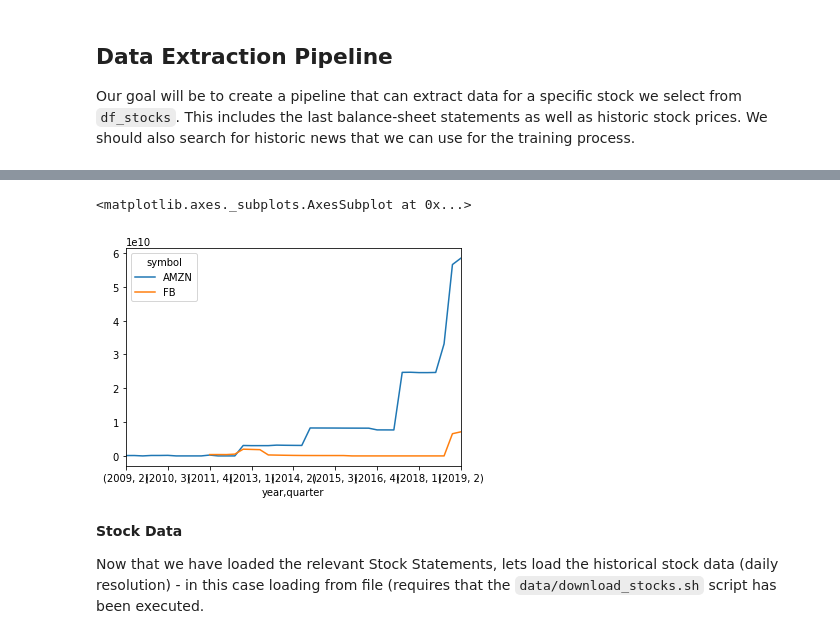
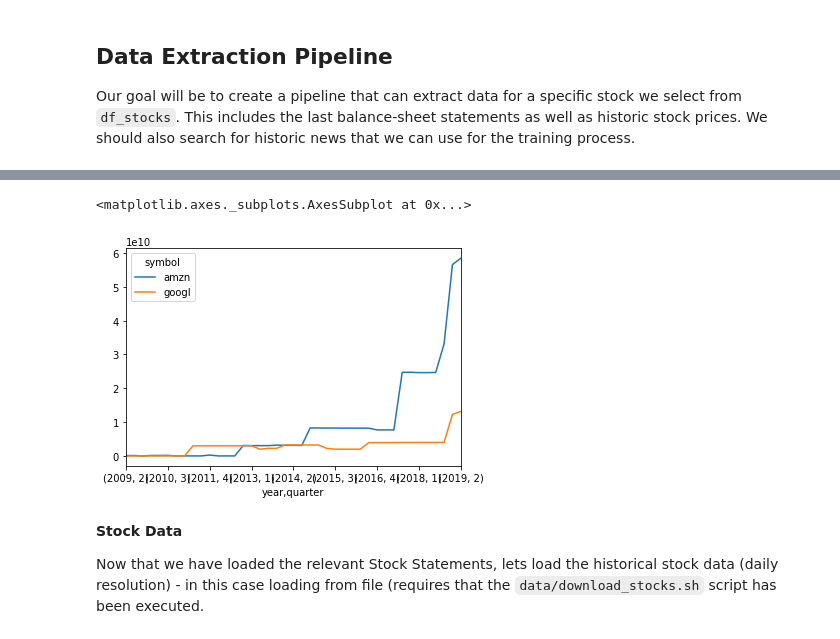
Before and after one commit to felixnext/stock_trend_analysis, a Jupyter notebook: notebooks/02-1_stocks-cleaning+features.ipynb, the cells around one changed output, grey strips where cells are left out. Saved outputs shown, nothing was run; the diff lists cells and outputs as text; code cells hidden in the pictures.

```diff
--- a/notebooks/02-1_stocks-cleaning+features.ipynb
+++ b/notebooks/02-1_stocks-cleaning+features.ipynb
@@ -70,16 +61,16 @@ df['quarter'] = df['date'].dt.quarter
 # %%
 # print out example data
 def get_feature(symbol, feat):
-    return df[df['symbol'] == symbol].set_index(['year', 'quarter'])[feat].rename(symbol).sort_index(ascending=True)
+    return df[df['symbol'] == symbol.lower()].set_index(['year', 'quarter'])[feat].rename(symbol).sort_index(ascending=True)
 
 def get_features(symbols, feat):
     return df[df['symbol'].isin(symbols)].pivot_table(index=['year', 'quarter'], columns='symbol', values=feat).sort_index(ascending=True)
 
 # plot features
-get_features(['FB', 'AMZN'], 'debt_longterm').plot()
+get_features(['googl', 'amzn'], 'debt_longterm').plot()
 # %% [output]
 <matplotlib.axes._subplots.AxesSubplot at 0x...>
-[figure, old version]
+[figure, new version]
 # %% [markdown]
 **Stock Data**
 
```
Also changed, not shown: parts of 17 cells of this notebook, 23 other files.
